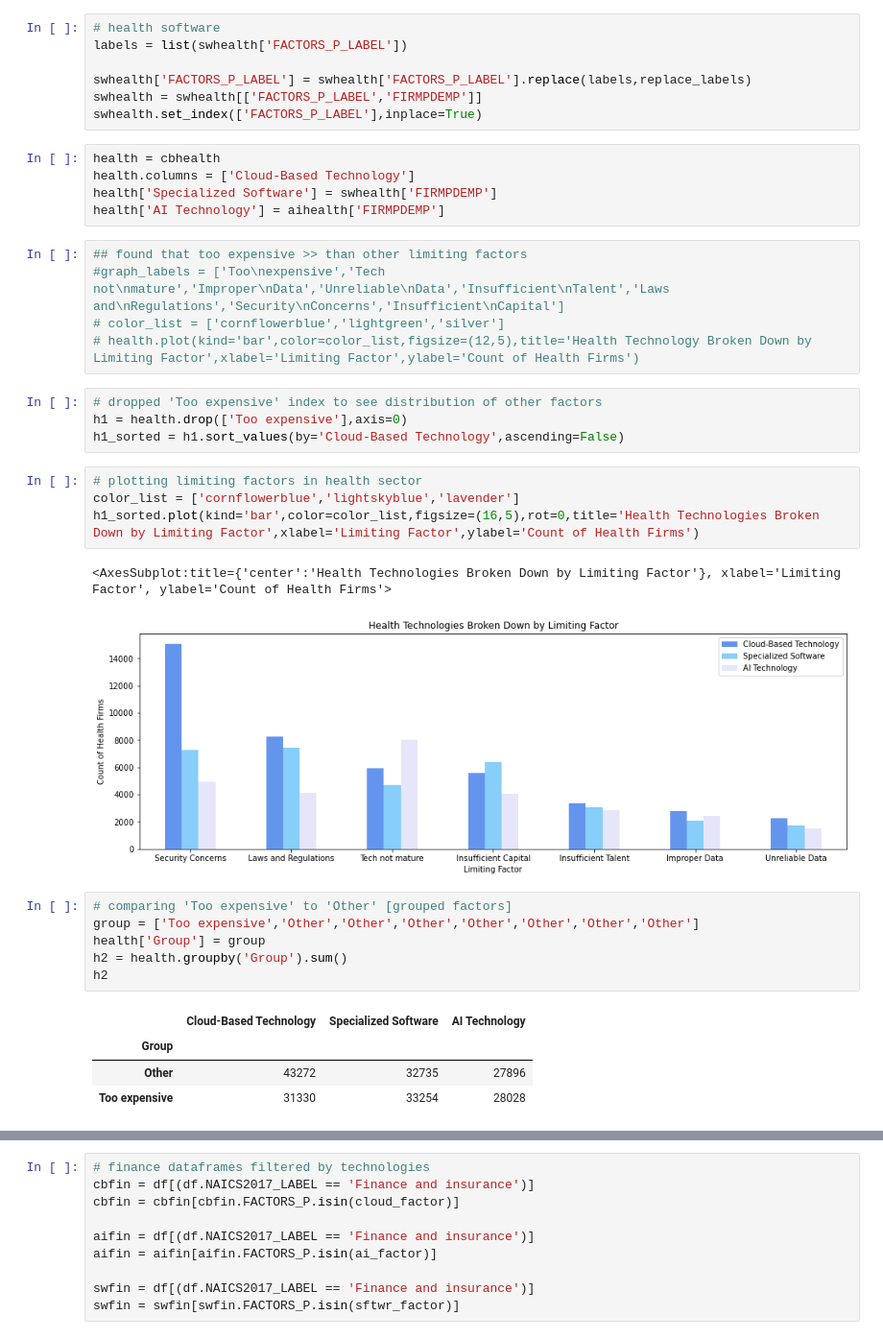
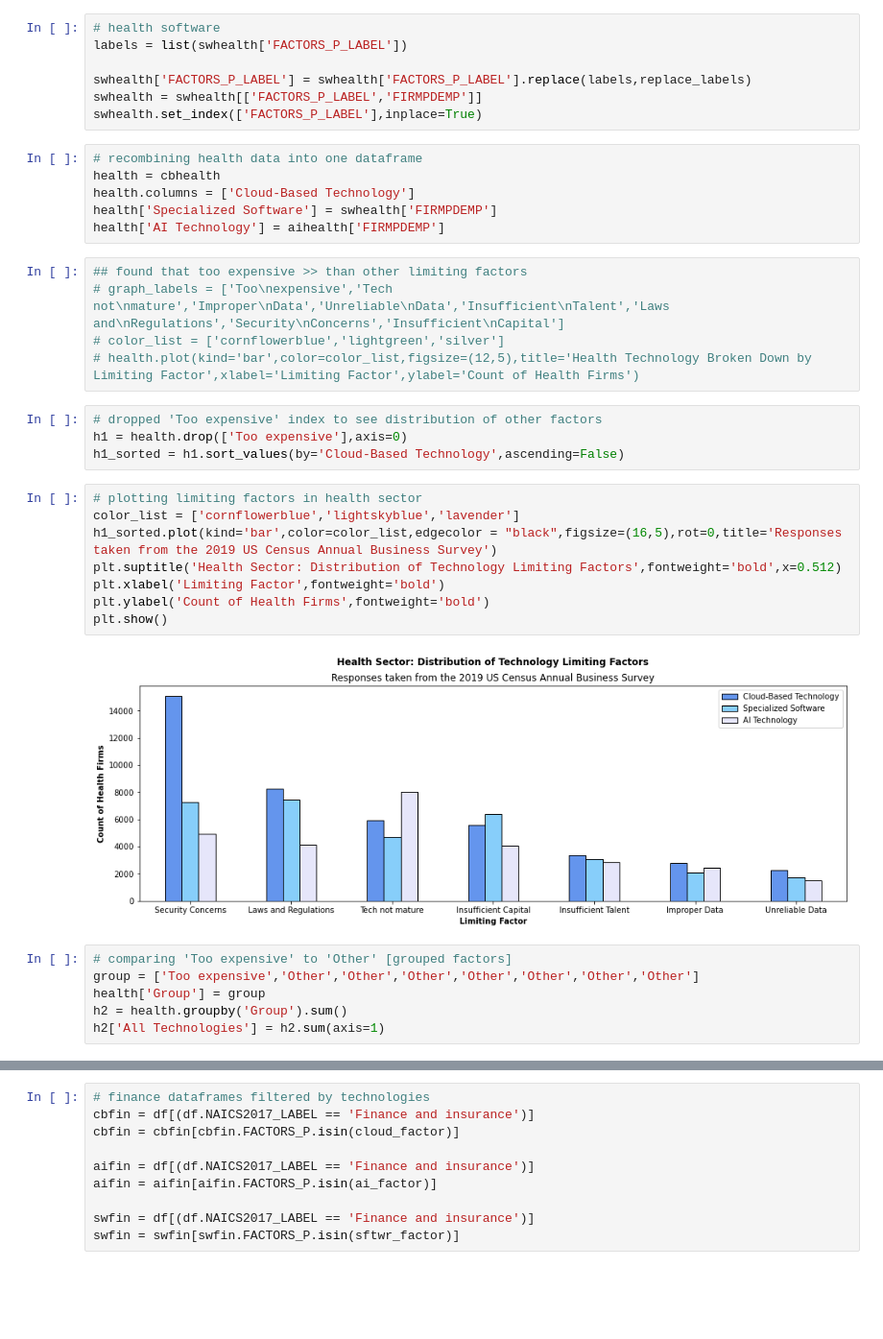
Before and after one commit to lstefanic/dev10-census-api-assessment, a Jupyter notebook: Health+Finance_Comparison.ipynb, the cells around one changed output, grey strips where cells are left out. Shown at 96% size. Drawn from its saved outputs; the diff is of its cells as text; blank space fills up the shorter version.

Commit message:
updated plots

```diff
--- a/Health+Finance_Comparison.ipynb
+++ b/Health+Finance_Comparison.ipynb
@@ -41,13 +42,14 @@ swhealth['FACTORS_P_LABEL'] = swhealth['FACTORS_P_LABEL'].replace(labels,replace
 swhealth = swhealth[['FACTORS_P_LABEL','FIRMPDEMP']]
 swhealth.set_index(['FACTORS_P_LABEL'],inplace=True)
 # %%
+# recombining health data into one dataframe
 health = cbhealth
 health.columns = ['Cloud-Based Technology']
 health['Specialized Software'] = swhealth['FIRMPDEMP']
 health['AI Technology'] = aihealth['FIRMPDEMP']
 # %%
 ## found that too expensive >> than other limiting factors
-#graph_labels = ['Too\nexpensive','Tech not\nmature','Improper\nData','Unreliable\nData','Insufficient\nTalent','Laws and\nRegulations','Security\nConcerns','Insufficient\nCapital']
+# graph_labels = ['Too\nexpensive','Tech not\nmature','Improper\nData','Unreliable\nData','Insufficient\nTalent','Laws and\nRegulations','Security\nConcerns','Insufficient\nCapital']
 # color_list = ['cornflowerblue','lightgreen','silver']
 # health.plot(kind='bar',color=color_list,figsize=(12,5),title='Health Technology Broken Down by Limiting Factor',xlabel='Limiting Factor',ylabel='Count of Health Firms')
 # %%
@@ -57,19 +59,17 @@ h1_sorted = h1.sort_values(by='Cloud-Based Technology',ascending=False)
 # %%
 # plotting limiting factors in health sector
 color_list = ['cornflowerblue','lightskyblue','lavender']
-h1_sorted.plot(kind='bar',color=color_list,figsize=(16,5),rot=0,title='Health Technologies Broken Down by Limiting Factor',xlabel='Limiting Factor',ylabel='Count of Health Firms')
+h1_sorted.plot(kind='bar',color=color_list,edgecolor = "black",figsize=(16,5),rot=0,title='Responses taken from the 2019 US Census Annual Business Survey')
+plt.suptitle('Health Sector: Distribution of Technology Limiting Factors',fontweight='bold',x=0.512)
+plt.xlabel('Limiting Factor',fontweight='bold')
+plt.ylabel('Count of Health Firms',fontweight='bold')
+plt.show()
 # %% [output]
-<AxesSubplot:title={'center':'Health Technologies Broken Down by Limiting Factor'}, xlabel='Limiting Factor', ylabel='Count of Health Firms'>
-[figure, old version]
+[figure, new version]
 # %%
 # comparing 'Too expensive' to 'Other' [grouped factors]
 group = ['Too expensive','Other','Other','Other','Other','Other','Other','Other']
 health['Group'] = group
 h2 = health.groupby('Group').sum()
-h2
+h2['All Technologies'] = h2.sum(axis=1)
-# %% [output]
-|  | Cloud-Based Technology | Specialized Software | AI Technology |
-| Group |  |  |  |
-| Other | 43272 | 32735 | 27896 |
-| Too expensive | 31330 | 33254 | 28028 |
 # %%
```
Also changed, not shown: parts of 19 cells of this notebook.
